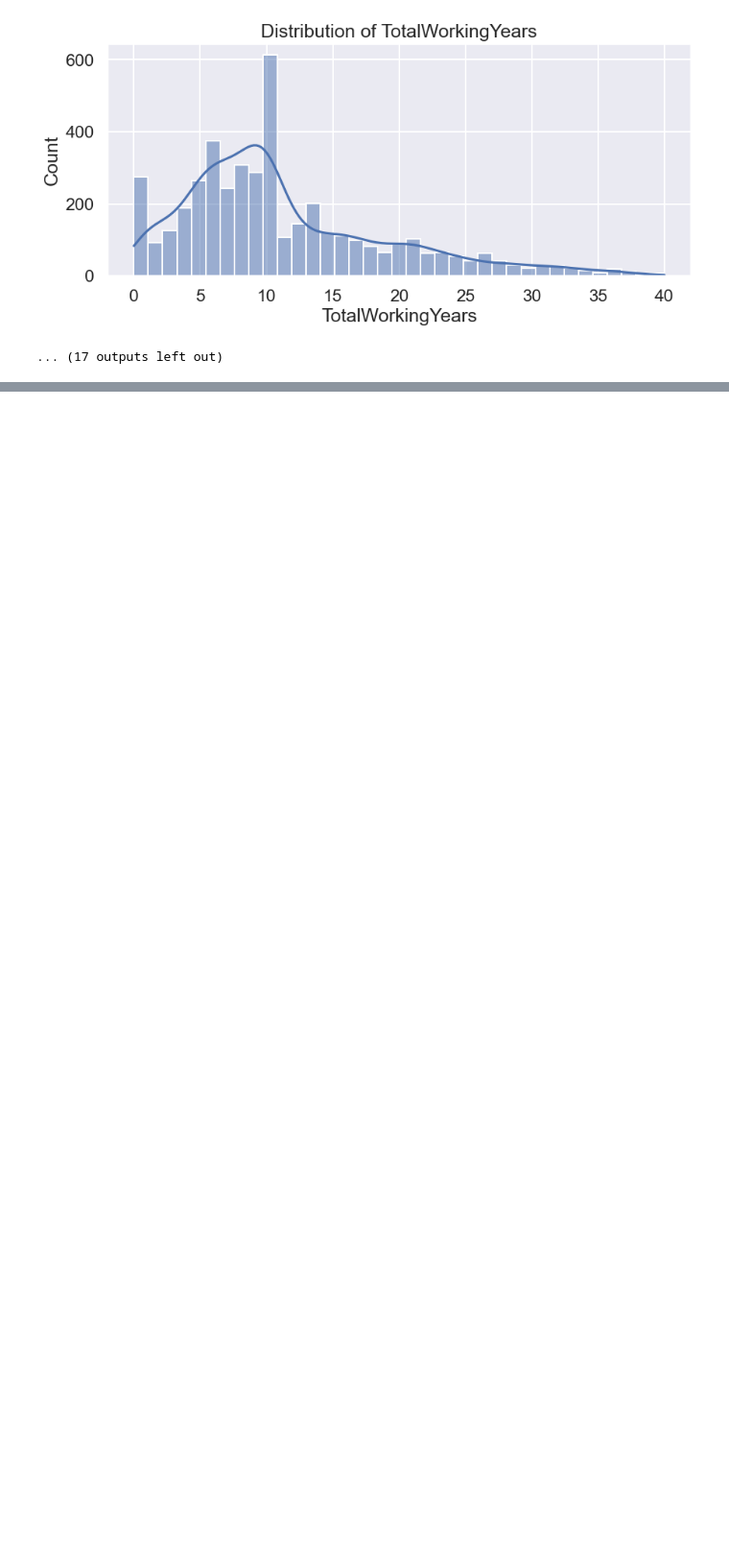
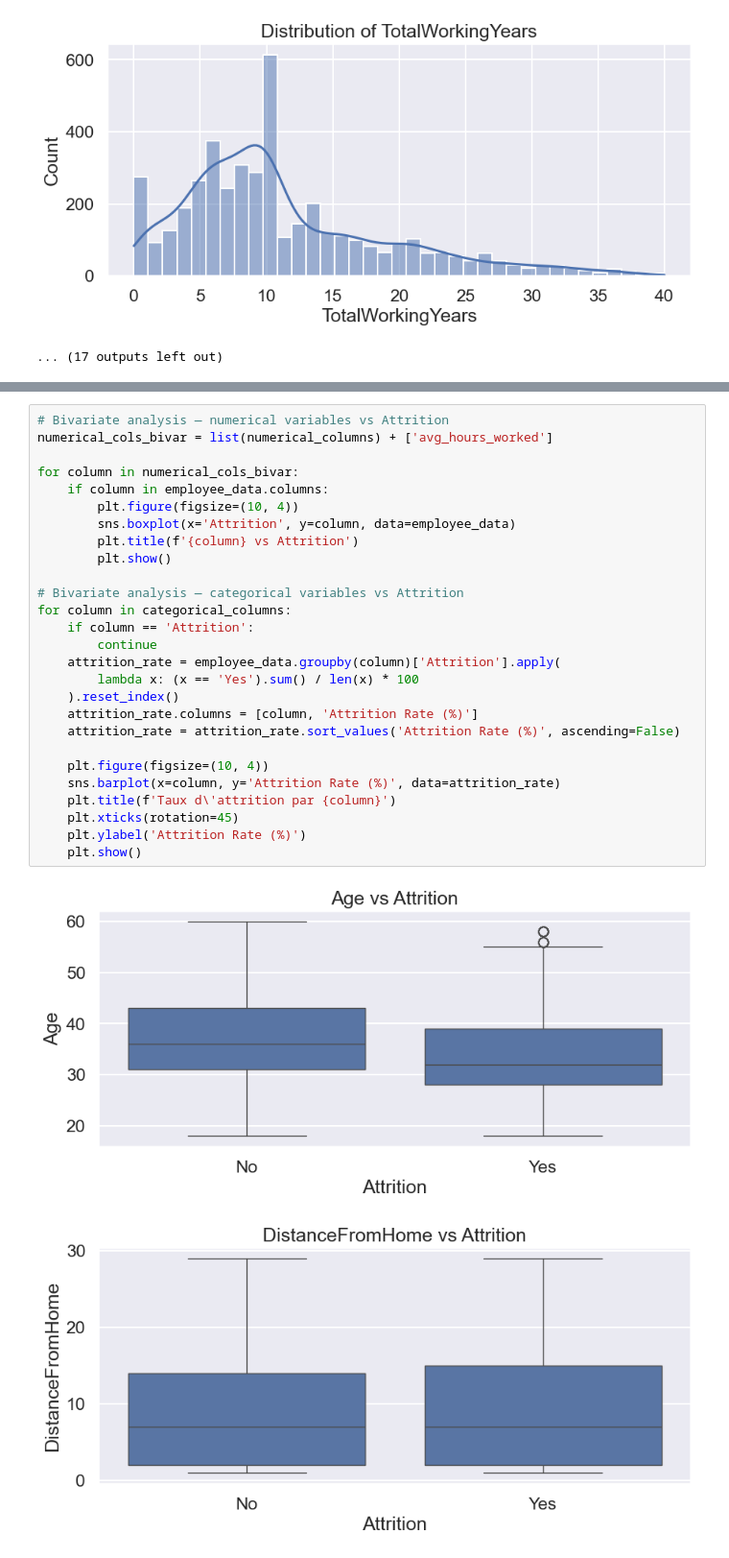
Before and after one commit to Raikuji/Cesi_Machine_Learning, a Jupyter notebook: projet_ia.ipynb, the cells around one changed output, grey strips where cells are left out. Shown at 96% size. Saved outputs shown, nothing was run; the diff lists cells and outputs as text; blank space fills up the shorter version.

Commit message:
13:21ajout analyse bivariée, heatmap corrélations et feature engineering heures travaillées13:21ajout analyse bivariée, heatmap corrélations et feature engineering heures travaillées

```diff
--- a/projet_ia.ipynb
+++ b/projet_ia.ipynb
@@ -167,0 +230,30 @@ for column in categorical_columns:
+# %%
+# Bivariate analysis — numerical variables vs Attrition
+numerical_cols_bivar = list(numerical_columns) + ['avg_hours_worked']
+
+for column in numerical_cols_bivar:
+    if column in employee_data.columns:
+        plt.figure(figsize=(10, 4))
+        sns.boxplot(x='Attrition', y=column, data=employee_data)
+        plt.title(f'{column} vs Attrition')
+        plt.show()
+
+# Bivariate analysis — categorical variables vs Attrition
+for column in categorical_columns:
+    if column == 'Attrition':
+        continue
+    attrition_rate = employee_data.groupby(column)['Attrition'].apply(
+        lambda x: (x == 'Yes').sum() / len(x) * 100
+    ).reset_index()
+    attrition_rate.columns = [column, 'Attrition Rate (%)']
+    attrition_rate = attrition_rate.sort_values('Attrition Rate (%)', ascending=False)
+
+    plt.figure(figsize=(10, 4))
+    sns.barplot(x=column, y='Attrition Rate (%)', data=attrition_rate)
+    plt.title(f'Taux d\'attrition par {column}')
+    plt.xticks(rotation=45)
+    plt.ylabel('Attrition Rate (%)')
+    plt.show()
+# %% [output]
+[figure, added]
+[figure, added]
```
Also changed, not shown: parts of 7 cells of this notebook.
